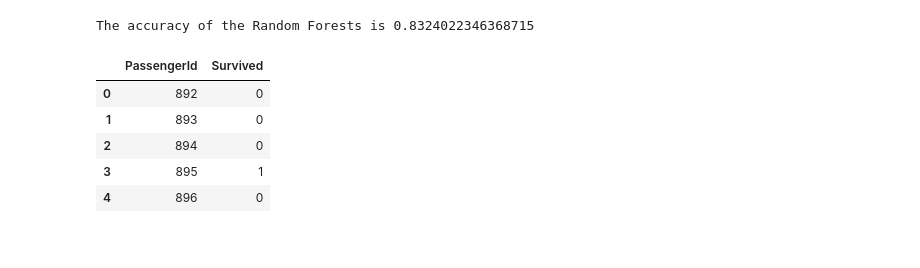
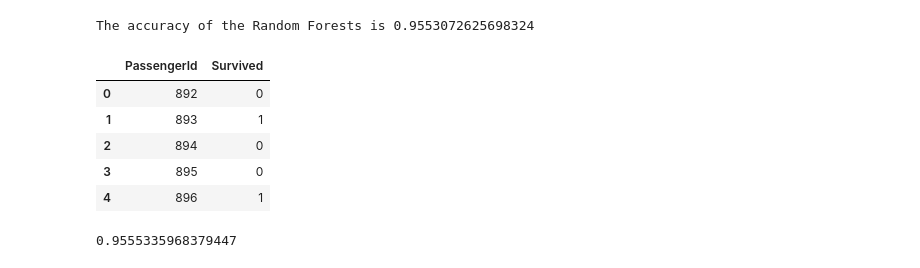
Before and after one commit to grwkremilek/Kaggle, a Jupyter notebook: titanic/models/titanicrandomforests.ipynb, the cells around one changed output. Saved outputs shown, nothing was run; the diff lists cells and outputs as text; code cells hidden in the pictures.

```diff
--- a/titanic/models/titanicrandomforests.ipynb
+++ b/titanic/models/titanicrandomforests.ipynb
@@ -30,27 +36,34 @@ for dirname, _, filenames in os.walk('/kaggle/input'):
 # %%
-train = pd.read_csv('../input/titaniccleaningfeatureengineering/train_withFeatures.csv')
-test = pd.read_csv('../input/titaniccleaningfeatureengineering/test_withFeatures.csv')
+train = pd.read_csv('../input/titaniccleaningfeatureengineering/trainC.csv')
+test = pd.read_csv('../input/titaniccleaningfeatureengineering/testC.csv')
 submission = pd.read_csv('../input/titanic/gender_submission.csv')
 
 X = train[train.columns[1:]]
 y = train['Survived']
 
 X_train, X_test, y_train, y_test = train_test_split(X, y, test_size=0.2, random_state=0)
-
-rfc = RandomForestClassifier(n_estimators = 100)
-rfc.fit(X_train, y_train)
-predictions = rfc.predict(X_test)
-print('The accuracy of the Random Forests is', metrics.accuracy_score(predictions,y_test))
-# %% [output]
-The accuracy of the Random Forests is 0.8324022346368715
+# %%
+#baseline RandomForest
+rfc = RandomForestClassifier()
+rfc.fit(X_train, y_train)
+predictions = rfc.predict(X_test)
+print('The accuracy of the Random Forests is', metrics.accuracy_score(predictions,y_test))
+# %% [output]
+The accuracy of the Random Forests is 0.9553072625698324
 # %%
 submission['Survived'] = rfc.predict(test)
-submission.to_csv("submission.csv", index = False)
+submission.to_csv("submission_baseline.csv", index = False)
 submission.head()
 # %% [output]
 |  | PassengerId | Survived |
 | 0 | 892 | 0 |
-| 1 | 893 | 0 |
+| 1 | 893 | 1 |
 | 2 | 894 | 0 |
-| 3 | 895 | 1 |
-| 4 | 896 | 0 |
+| 3 | 895 | 0 |
+| 4 | 896 | 1 |
+# %%
+false_positive_rate, true_positive_rate, thresholds = roc_curve(y_test, predictions)
+roc_auc = auc(false_positive_rate, true_positive_rate)
+roc_auc
+# %% [output]
+0.9555335968379447
```
Also changed, not shown: parts of 11 cells of this notebook.
